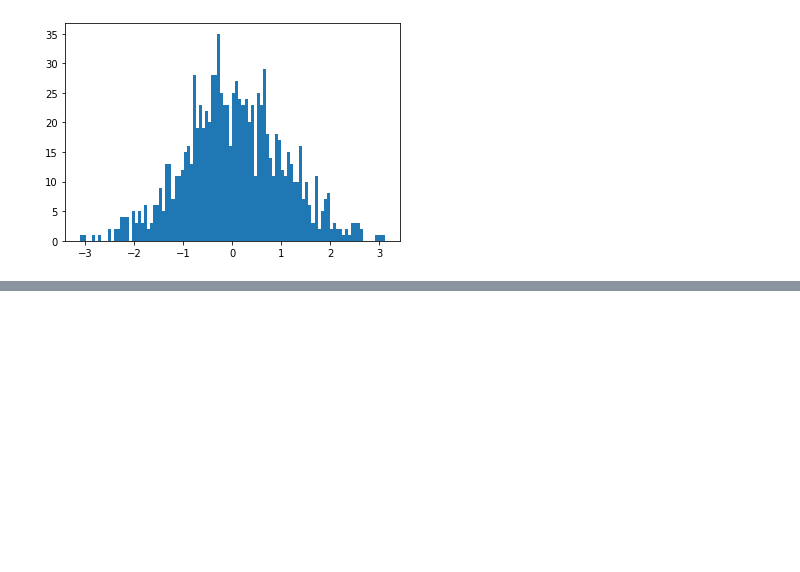
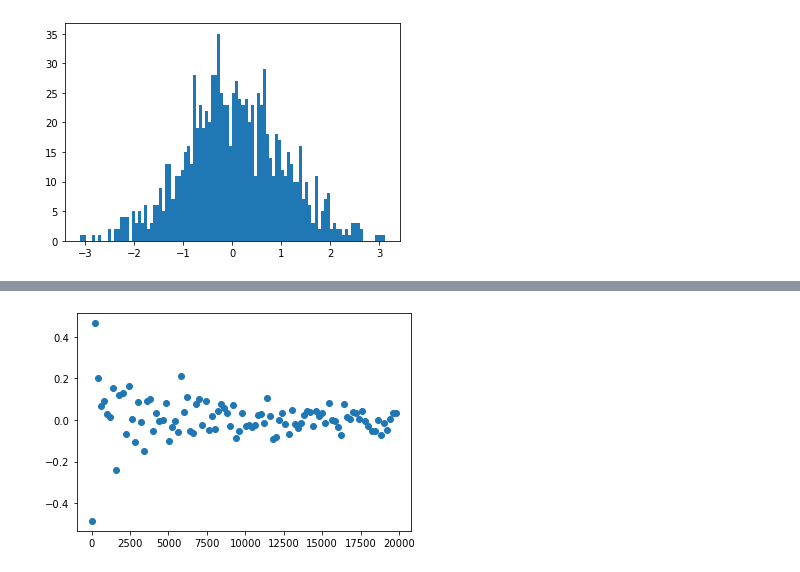
Before and after one commit to BR0B0T/Something, a Jupyter notebook: Stats_MLM.ipynb, the cells around one changed output, grey strips where cells are left out. Drawn from its saved outputs; the diff is of its cells as text; code cells hidden in the pictures; blank space fills up the shorter version.

```diff
--- a/Stats_MLM.ipynb
+++ b/Stats_MLM.ipynb
@@ -164,0 +236,7 @@ plt.hist(x, bins=100);
+# %%
+seed(1)
+sizes = [x for x in range(10, 20000, 200)]
+means = [np.mean(5 * np.random.randn(size) + 50) for size in sizes]
+plt.scatter(sizes, np.array(means)-50);
+# %% [output]
+[figure, added]
```
Also changed, not shown: parts of 12 cells of this notebook.
